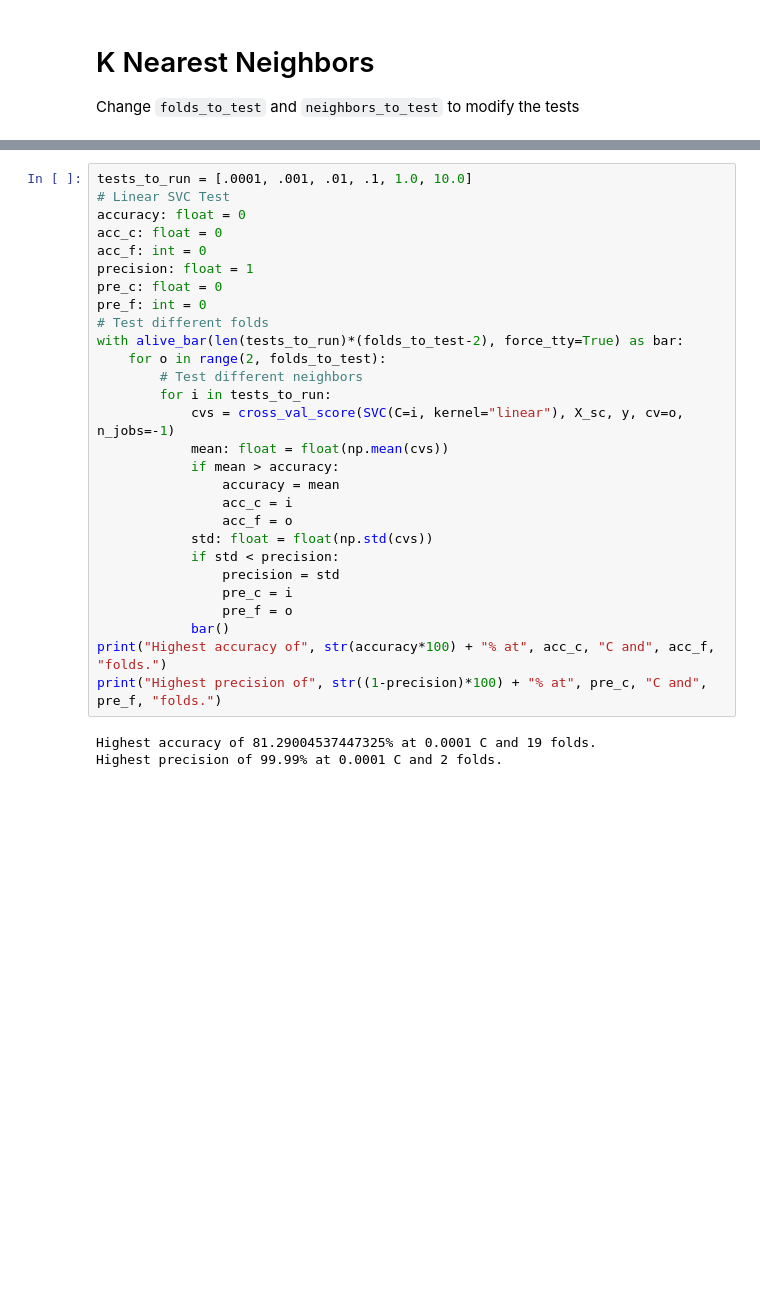
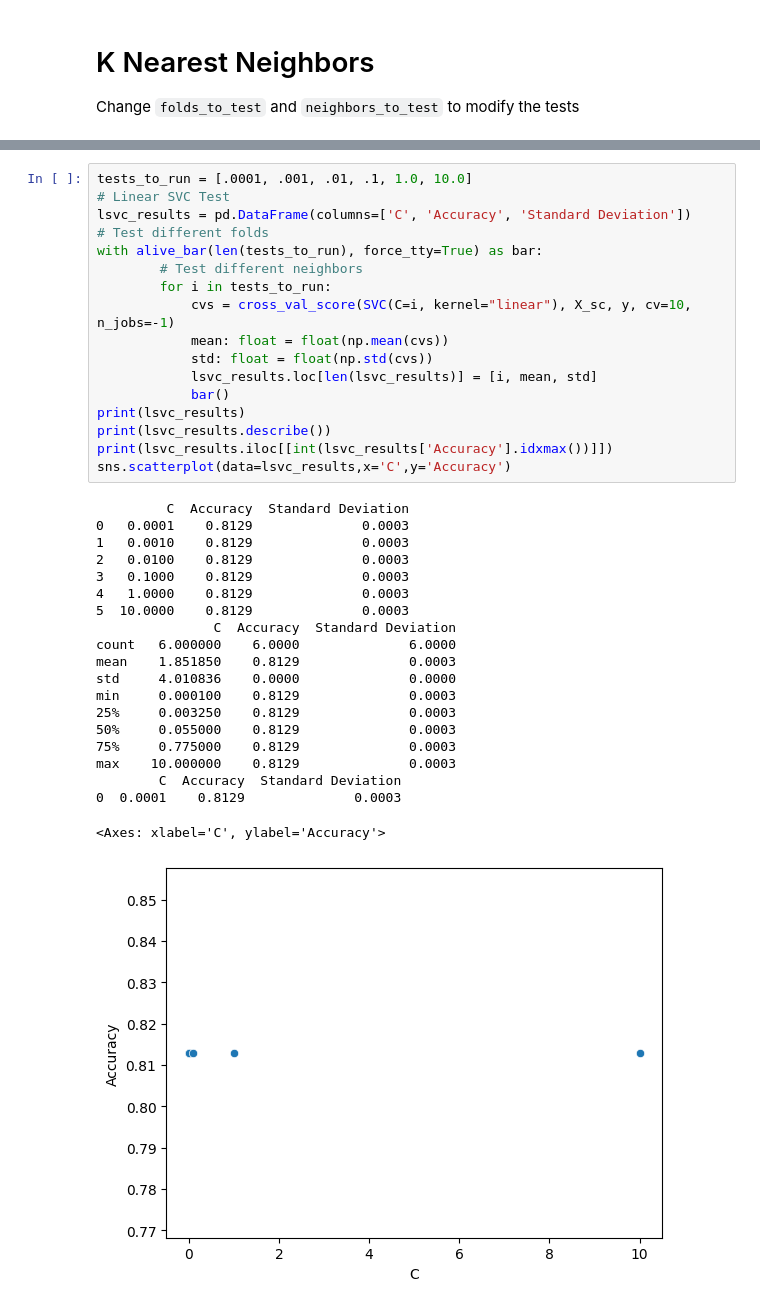
Before and after one commit to Ben2445Fun/solitaire-ai, a Jupyter notebook: testing.ipynb, the cells around one changed output, grey strips where cells are left out. Cells and saved outputs as stored; diff of their text form; blank space fills up the shorter version.

```diff
--- a/testing.ipynb
+++ b/testing.ipynb
@@ -108,34 +101,41 @@ Uses `folds_to_test` from before
 # %%
 tests_to_run = [.0001, .001, .01, .1, 1.0, 10.0]
 # Linear SVC Test
-accuracy: float = 0
-acc_c: float = 0
-acc_f: int = 0
-precision: float = 1
-pre_c: float = 0
-pre_f: int = 0
+lsvc_results = pd.DataFrame(columns=['C', 'Accuracy', 'Standard Deviation'])
 # Test different folds
-with alive_bar(len(tests_to_run)*(folds_to_test-2), force_tty=True) as bar:
-    for o in range(2, folds_to_test):
+with alive_bar(len(tests_to_run), force_tty=True) as bar:
         # Test different neighbors
         for i in tests_to_run:
-            cvs = cross_val_score(SVC(C=i, kernel="linear"), X_sc, y, cv=o, n_jobs=-1)
+            cvs = cross_val_score(SVC(C=i, kernel="linear"), X_sc, y, cv=10, n_jobs=-1)
             mean: float = float(np.mean(cvs))
-            if mean > accuracy:
-                accuracy = mean
-                acc_c = i
-                acc_f = o
             std: float = float(np.std(cvs))
-            if std < precision:
-                precision = std
-                pre_c = i
-                pre_f = o
+            lsvc_results.loc[len(lsvc_results)] = [i, mean, std]
             bar()
-print("Highest accuracy of", str(accuracy*100) + "% at", acc_c, "C and", acc_f, "folds.")
-print("Highest precision of", str((1-precision)*100) + "% at", pre_c, "C and", pre_f, "folds.")
+print(lsvc_results)
+print(lsvc_results.describe())
+print(lsvc_results.iloc[[int(lsvc_results['Accuracy'].idxmax())]])
+sns.scatterplot(data=lsvc_results,x='C',y='Accuracy')
 # %% [output]
-Highest accuracy of 81.29004537447325% at 0.0001 C and 19 folds.
-Highest precision of 99.99% at 0.0001 C and 2 folds.
+         C  Accuracy  Standard Deviation
+0   0.0001    0.8129              0.0003
+1   0.0010    0.8129              0.0003
+2   0.0100    0.8129              0.0003
+3   0.1000    0.8129              0.0003
+4   1.0000    0.8129              0.0003
+5  10.0000    0.8129              0.0003
+               C  Accuracy  Standard Deviation
+count   6.000000    6.0000              6.0000
+mean    1.851850    0.8129              0.0003
+std     4.010836    0.0000              0.0000
+min     0.000100    0.8129              0.0003
+25%     0.003250    0.8129              0.0003
+50%     0.055000    0.8129              0.0003
+75%     0.775000    0.8129              0.0003
+max    10.000000    0.8129              0.0003
+        C  Accuracy  Standard Deviation
+0  0.0001    0.8129              0.0003
+<Axes: xlabel='C', ylabel='Accuracy'>
+[figure, added]
 # %% [markdown]
 # SVC
 Change `gamma_to_test` to change the number of tests
```
Also changed, not shown: parts of 13 cells of this notebook.
